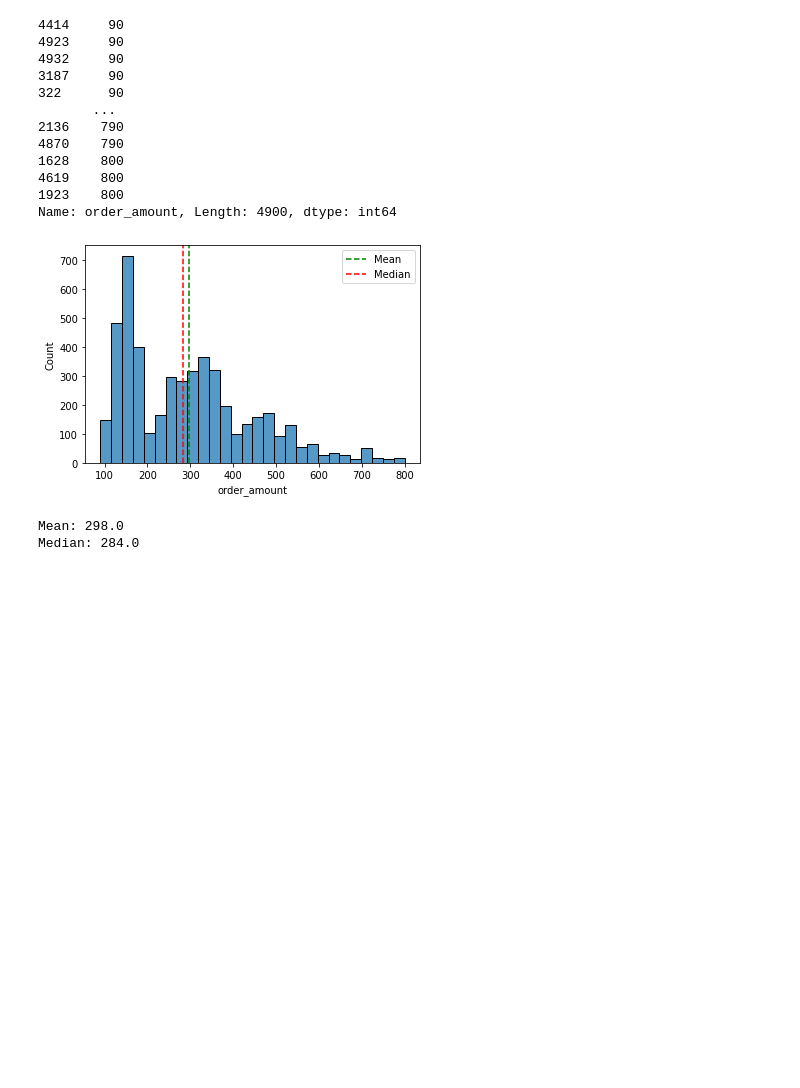
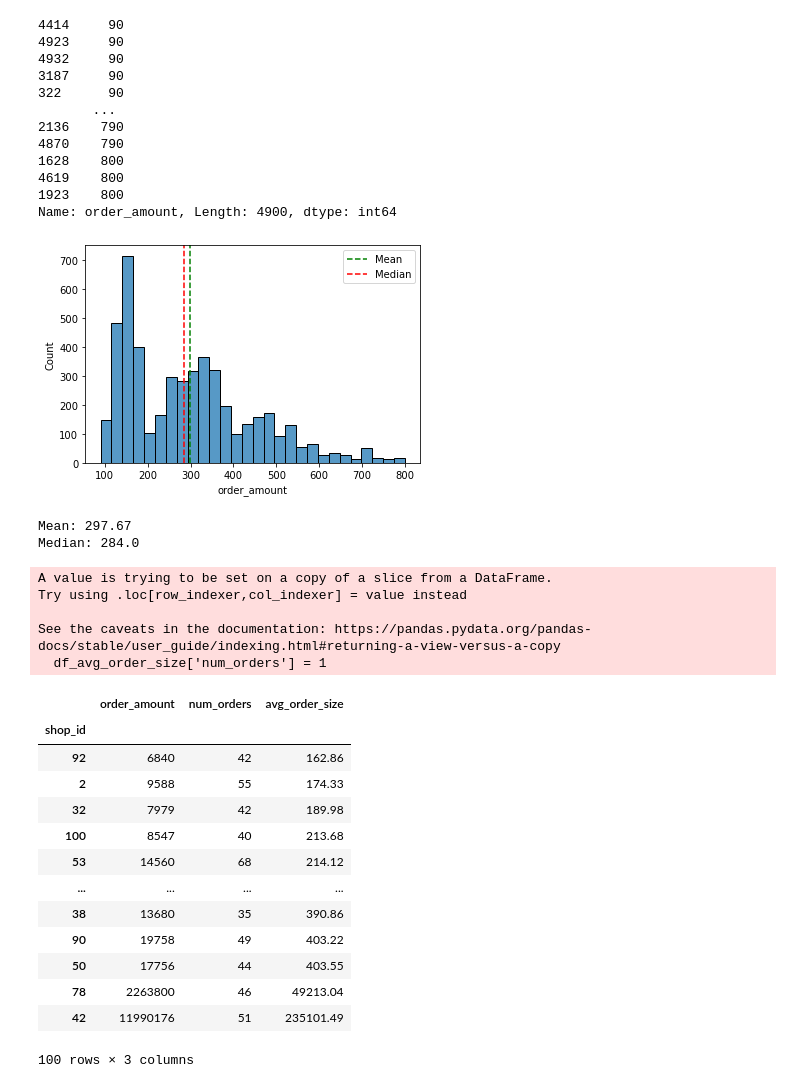
Before and after one commit to orbti/Shopify-Intern-Challenge, a Jupyter notebook: Shopify Chalange Q1.ipynb, the cells around one changed output. Saved outputs shown, nothing was run; the diff lists cells and outputs as text; code cells hidden in the pictures; blank space fills up the shorter version.

```diff
--- a/Shopify Chalange Q1.ipynb
+++ b/Shopify Chalange Q1.ipynb
@@ -86,8 +86,36 @@ plt.show()
 
 df_outlier_removed_mean = np.mean(df_outlier_removed['order_amount'])
 df_outlier_removed_median = np.median(df_outlier_removed['order_amount'])
-print(f'Mean: {df_outlier_removed_mean.round()}\nMedian: {df_outlier_removed_median}')
+print(f'Mean: {round(df_outlier_removed_mean, 2)}\nMedian: {df_outlier_removed_median}')
 # %% [output]
 [figure]
-Mean: 298.0
+Mean: 297.67
 Median: 284.0
+# %%
+columns = ['shop_id', 'order_amount']
+df_avg_order_size = df[columns]
+df_avg_order_size['num_orders'] = 1
+df_avg_order_size = df_avg_order_size.groupby(by='shop_id').sum()
+df_avg_order_size['avg_order_size'] = df_avg_order_size['order_amount'] / df_avg_order_size['num_orders']
+df_avg_order_size = df_avg_order_size.round(2)
+df_avg_order_size.sort_values('avg_order_size')
+# %% [output]
+A value is trying to be set on a copy of a slice from a DataFrame.
+Try using .loc[row_indexer,col_indexer] = value instead
+
+See the caveats in the documentation: https://pandas.pydata.org/pandas-docs/stable/user_guide/indexing.html#returning-a-view-versus-a-copy
+  df_avg_order_size['num_orders'] = 1
+|  | order_amount | num_orders | avg_order_size |
+| shop_id |  |  |  |
+| 92 | 6840 | 42 | 162.86 |
+| 2 | 9588 | 55 | 174.33 |
+| 32 | 7979 | 42 | 189.98 |
+| 100 | 8547 | 40 | 213.68 |
+| 53 | 14560 | 68 | 214.12 |
+| ... | ... | ... | ... |
+| 38 | 13680 | 35 | 390.86 |
+| 90 | 19758 | 49 | 403.22 |
+| 50 | 17756 | 44 | 403.55 |
+| 78 | 2263800 | 46 | 49213.04 |
+| 42 | 11990176 | 51 | 235101.49 |
+100 rows × 3 columns
```
Also changed, not shown: parts of 2 cells of this notebook, 1 other file.
